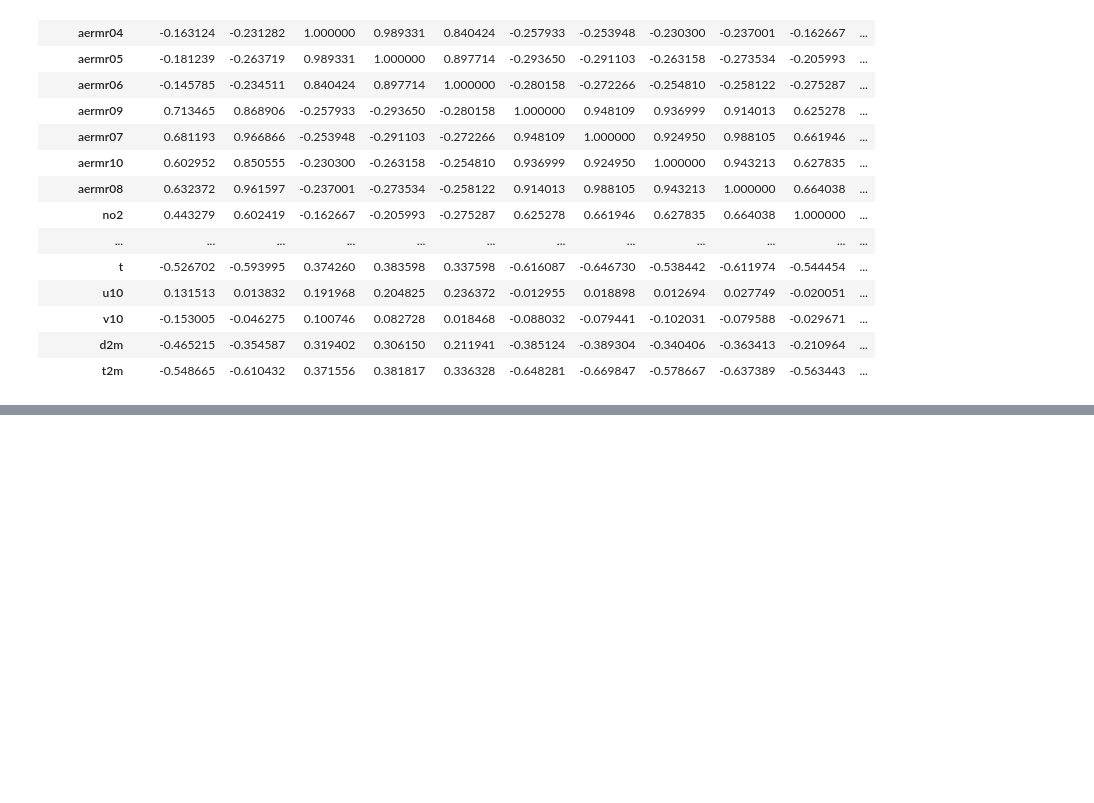
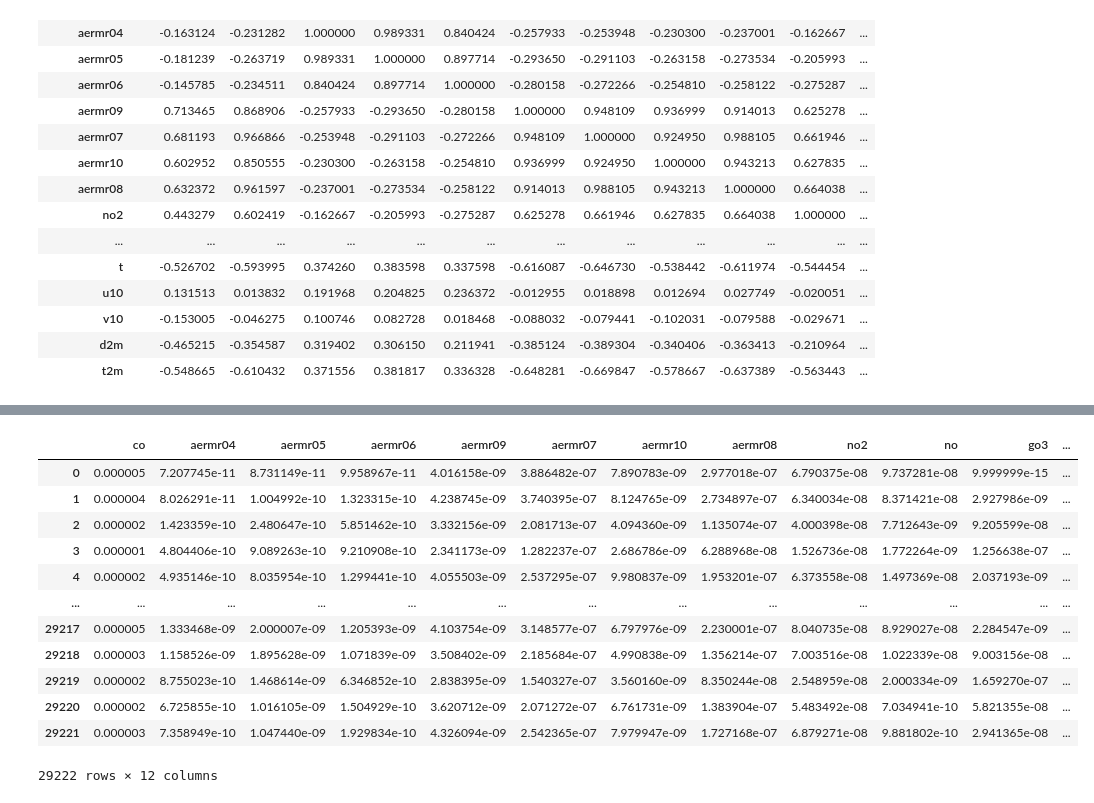
Before and after one commit to lubnashahanas07/PM25-Prediction-Using-Machine-Learning, a Jupyter notebook: preprocessing.ipynb, the cells around one changed output, grey strips where cells are left out. Drawn from its saved outputs; the diff is of its cells as text; code cells hidden in the pictures; blank space fills up the shorter version.

```diff
--- a/preprocessing.ipynb
+++ b/preprocessing.ipynb
@@ -219,0 +258,18 @@ exp2_corr
+# %%
+# multicollinearity of experiment 1
+
+X1 = df[cams_composition]
+# %% [output]
+|  | co | aermr04 | aermr05 | aermr06 | aermr09 | aermr07 | aermr10 | aermr08 | no2 | no | go3 | ... |
+| 0 | 0.000005 | 7.207745e-11 | 8.731149e-11 | 9.958967e-11 | 4.016158e-09 | 3.886482e-07 | 7.890783e-09 | 2.977018e-07 | 6.790375e-08 | 9.737281e-08 | 9.999999e-15 | ... |
+| 1 | 0.000004 | 8.026291e-11 | 1.004992e-10 | 1.323315e-10 | 4.238745e-09 | 3.740395e-07 | 8.124765e-09 | 2.734897e-07 | 6.340034e-08 | 8.371421e-08 | 2.927986e-09 | ... |
+| 2 | 0.000002 | 1.423359e-10 | 2.480647e-10 | 5.851462e-10 | 3.332156e-09 | 2.081713e-07 | 4.094360e-09 | 1.135074e-07 | 4.000398e-08 | 7.712643e-09 | 9.205599e-08 | ... |
+| 3 | 0.000001 | 4.804406e-10 | 9.089263e-10 | 9.210908e-10 | 2.341173e-09 | 1.282237e-07 | 2.686786e-09 | 6.288968e-08 | 1.526736e-08 | 1.772264e-09 | 1.256638e-07 | ... |
+| 4 | 0.000002 | 4.935146e-10 | 8.035954e-10 | 1.299441e-10 | 4.055503e-09 | 2.537295e-07 | 9.980837e-09 | 1.953201e-07 | 6.373558e-08 | 1.497369e-08 | 2.037193e-09 | ... |
+| ... | ... | ... | ... | ... | ... | ... | ... | ... | ... | ... | ... | ... |
+| 29217 | 0.000005 | 1.333468e-09 | 2.000007e-09 | 1.205393e-09 | 4.103754e-09 | 3.148577e-07 | 6.797976e-09 | 2.230001e-07 | 8.040735e-08 | 8.929027e-08 | 2.284547e-09 | ... |
+| 29218 | 0.000003 | 1.158526e-09 | 1.895628e-09 | 1.071839e-09 | 3.508402e-09 | 2.185684e-07 | 4.990838e-09 | 1.356214e-07 | 7.003516e-08 | 1.022339e-08 | 9.003156e-08 | ... |
+| 29219 | 0.000002 | 8.755023e-10 | 1.468614e-09 | 6.346852e-10 | 2.838395e-09 | 1.540327e-07 | 3.560160e-09 | 8.350244e-08 | 2.548959e-08 | 2.000334e-09 | 1.659270e-07 | ... |
+| 29220 | 0.000002 | 6.725855e-10 | 1.016105e-09 | 1.504929e-10 | 3.620712e-09 | 2.071272e-07 | 6.761731e-09 | 1.383904e-07 | 5.483492e-08 | 7.034941e-10 | 5.821355e-08 | ... |
+| 29221 | 0.000003 | 7.358949e-10 | 1.047440e-09 | 1.929834e-10 | 4.326094e-09 | 2.542365e-07 | 7.979947e-09 | 1.727168e-07 | 6.879271e-08 | 9.881802e-10 | 2.941365e-08 | ... |
+29222 rows × 12 columns
```
Also changed, not shown: parts of 5 cells of this notebook, 1 other file.
